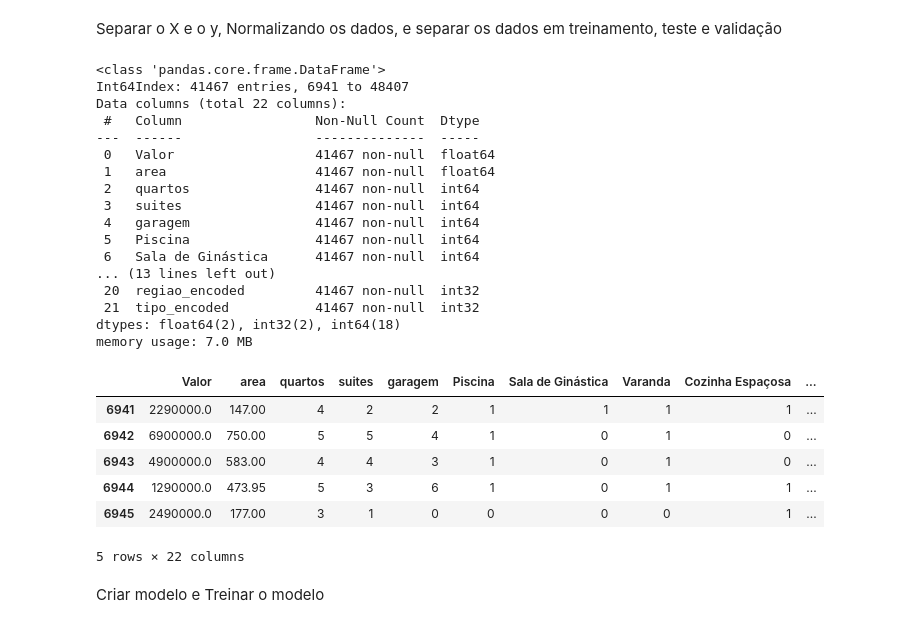
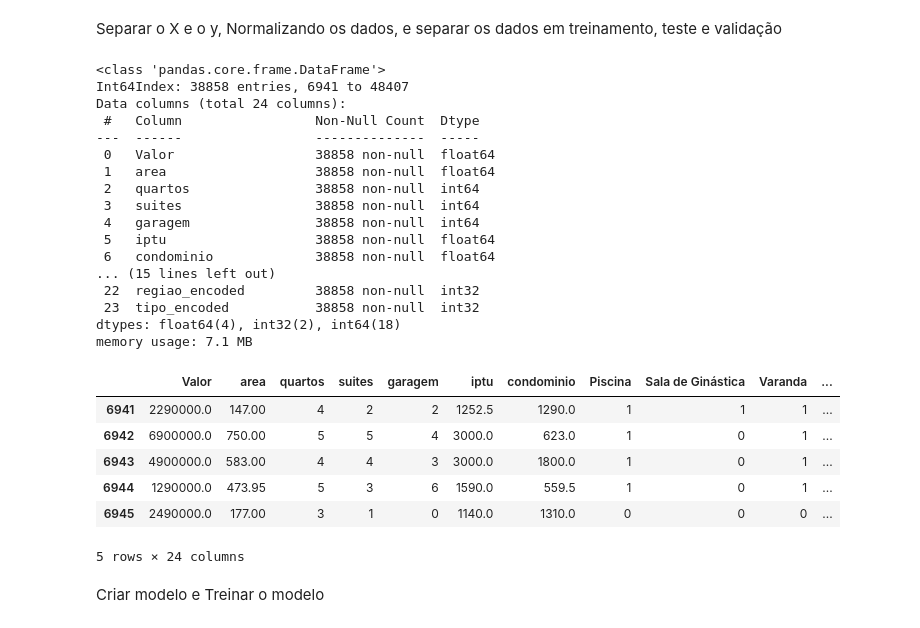
Before and after one commit to JanotLucas/Projeto-Integrador-I, a Jupyter notebook: precificador.ipynb, the cells around one changed output. Cells and saved outputs as stored; diff of their text form; code cells hidden in the pictures.

```diff
--- a/precificador.ipynb
+++ b/precificador.ipynb
@@ -106,6 +102,3 @@ Aceita Pet                  0.000000
 Academia                    0.000000
 tipo                        0.000000
 dtype: float64
-# %%
-# Apagando as colunas de IPTU e Condomínio por causa da alta quantidade de valores nulos
-df = df.drop(columns=['iptu', 'condominio'])
@@ -111,0 +146,9 @@ df = df.drop(columns=['iptu', 'condominio'])
+# %%
+# Calculando a mediana por tipo e região
+mediana_por_tipo_regiao = df.groupby(['tipo', 'regiao'])['iptu'].transform('median')
+
+# Preenchendo os valores nulos de IPTU com as medianas calculadas
+df['iptu'] = df['iptu'].fillna(mediana_por_tipo_regiao)
+
+# Verificando se não há mais valores nulos em IPTU
+print("Quantidade de valores nulos em IPTU após o preenchimento:", df['iptu'].isnull().sum())
@@ -111,0 +159,9 @@ df = df.drop(columns=['iptu', 'condominio'])
+# %%
+# Calculando a mediana por tipo e região
+mediana_por_tipo_regiao = df.groupby(['tipo', 'regiao'])['condominio'].transform('median')
+
+# Preenchendo os valores nulos de condomínio com as medianas calculadas
+df['condominio'] = df['condominio'].fillna(mediana_por_tipo_regiao)
+
+# Verificando se não há mais valores nulos em condomínio
+print("Quantidade de valores nulos em condomínio após o preenchimento:", df['condominio'].isnull().sum())
@@ -111,0 +195,3 @@ df = df.drop(columns=['iptu', 'condominio'])
+# %%
+# Removendo linhas com valores nulos em 'iptu' e 'condominio'
+df.dropna(subset=['iptu', 'condominio'], inplace=True)
@@ -378,56 +557,59 @@ df_venda = df_venda.drop(columns=['regiao', 'tipo'])
 df_venda.info()
 # %% [output]
 <class 'pandas.core.frame.DataFrame'>
-Int64Index: 41467 entries, 6941 to 48407
-Data columns (total 22 columns):
+Int64Index: 38858 entries, 6941 to 48407
+Data columns (total 24 columns):
  #   Column                 Non-Null Count  Dtype
 ---  ------                 --------------  -----
- 0   Valor                  41467 non-null  float64
- 1   area                   41467 non-null  float64
- 2   quartos                41467 non-null  int64
- 3   suites                 41467 non-null  int64
- 4   garagem                41467 non-null  int64
- 5   Piscina                41467 non-null  int64
- 6   Sala de Ginástica      41467 non-null  int64
-... (13 lines left out)
- 20  regiao_encoded         41467 non-null  int32
- 21  tipo_encoded           41467 non-null  int32
-dtypes: float64(2), int32(2), int64(18)
-memory usage: 7.0 MB
+ 0   Valor                  38858 non-null  float64
+ 1   area                   38858 non-null  float64
+ 2   quartos                38858 non-null  int64
+ 3   suites                 38858 non-null  int64
+ 4   garagem                38858 non-null  int64
+ 5   iptu                   38858 non-null  float64
+ 6   condominio             38858 non-null  float64
+... (15 lines left out)
+ 22  regiao_encoded         38858 non-null  int32
+ 23  tipo_encoded           38858 non-null  int32
+dtypes: float64(4), int32(2), int64(18)
+memory usage: 7.1 MB
 # %%
 # Separar X e y
 X_regressao = df_venda.drop('Valor', axis = 1)
 y_regressao = df_venda[['Valor']]
 
-# Separar X e y em treinamento (80%), validação (10%) e teste (10%)
-X_train_regressao, X_temp, y_train_regressao, y_temp = train_test_split(X_regressao, y_regressao, test_size=0.2, random_state=42)
+# Separar X e y em treinamento (70%), validação (15%) e teste (15%)
+X_train_regressao, X_temp, y_train_regressao, y_temp = train_test_split(X_regressao, y_regressao, test_size=0.3, random_state=42)
 X_val_regressao, X_test_regressao, y_val_regressao, y_test_regressao = train_test_split(X_temp, y_temp, test_size=0.5, random_state=42)
 
 # Normalizar X e y
 scaler_X_regressao = MinMaxScaler()
 X_regressao = scaler_X_regressao.fit_transform(X_regressao)
 
+
 X_train_regressao = scaler_X_regressao.transform(X_train_regressao)
 X_val_regressao = scaler_X_regressao.transform(X_val_regressao)
 X_test_regressao = scaler_X_regressao.transform(X_test_regressao)
 
+
 scaler_y_regressao = MinMaxScaler()
 y_regressao = scaler_y_regressao.fit_transform(y_regressao)
+
 
 y_train_regressao = scaler_y_regressao.transform(y_train_regressao)
 y_val_regressao = scaler_y_regressao.transform(y_val_regressao)
 y_test_regressao = scaler_y_regressao.transform(y_test_regressao)
 
 
 # Exibe as 5 primeiro linhas do df_venda
 df_venda.head()
 # %% [output]
-|  | Valor | area | quartos | suites | garagem | Piscina | Sala de Ginástica | Varanda | Cozinha Espaçosa | ... |
-| 6941 | 2290000.0 | 147.00 | 4 | 2 | 2 | 1 | 1 | 1 | 1 | ... |
-| 6942 | 6900000.0 | 750.00 | 5 | 5 | 4 | 1 | 0 | 1 | 0 | ... |
-| 6943 | 4900000.0 | 583.00 | 4 | 4 | 3 | 1 | 0 | 1 | 0 | ... |
-| 6944 | 1290000.0 | 473.95 | 5 | 3 | 6 | 1 | 0 | 1 | 1 | ... |
-| 6945 | 2490000.0 | 177.00 | 3 | 1 | 0 | 0 | 0 | 0 | 1 | ... |
+|  | Valor | area | quartos | suites | garagem | iptu | condominio | Piscina | Sala de Ginástica | Varanda | ... |
+| 6941 | 2290000.0 | 147.00 | 4 | 2 | 2 | 1252.5 | 1290.0 | 1 | 1 | 1 | ... |
+| 6942 | 6900000.0 | 750.00 | 5 | 5 | 4 | 3000.0 | 623.0 | 1 | 0 | 1 | ... |
+| 6943 | 4900000.0 | 583.00 | 4 | 4 | 3 | 3000.0 | 1800.0 | 1 | 0 | 1 | ... |
+| 6944 | 1290000.0 | 473.95 | 5 | 3 | 6 | 1590.0 | 559.5 | 1 | 0 | 1 | ... |
+| 6945 | 2490000.0 | 177.00 | 3 | 1 | 0 | 1140.0 | 1310.0 | 0 | 0 | 0 | ... |
-5 rows × 22 columns
+5 rows × 24 columns
 # %% [markdown]
 Criar modelo e Treinar o modelo
```
Also changed, not shown: parts of 63 cells of this notebook.
